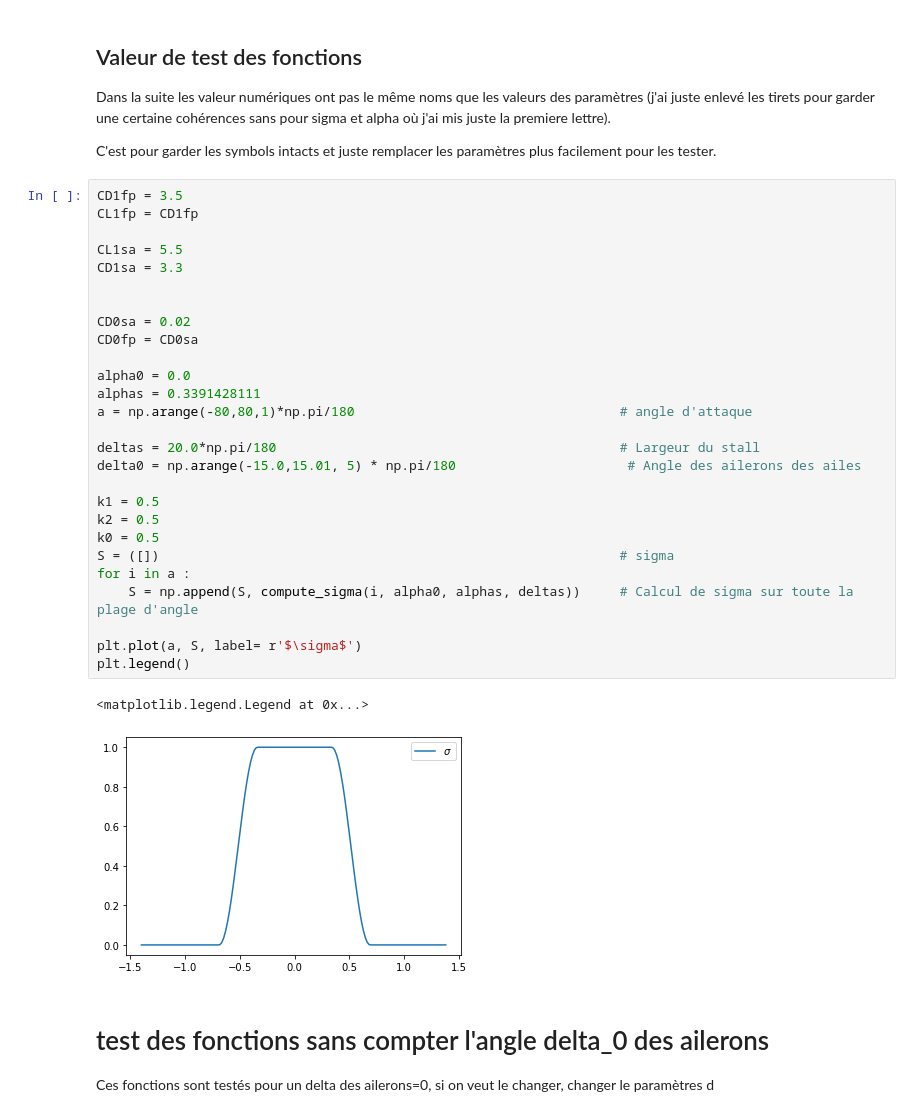
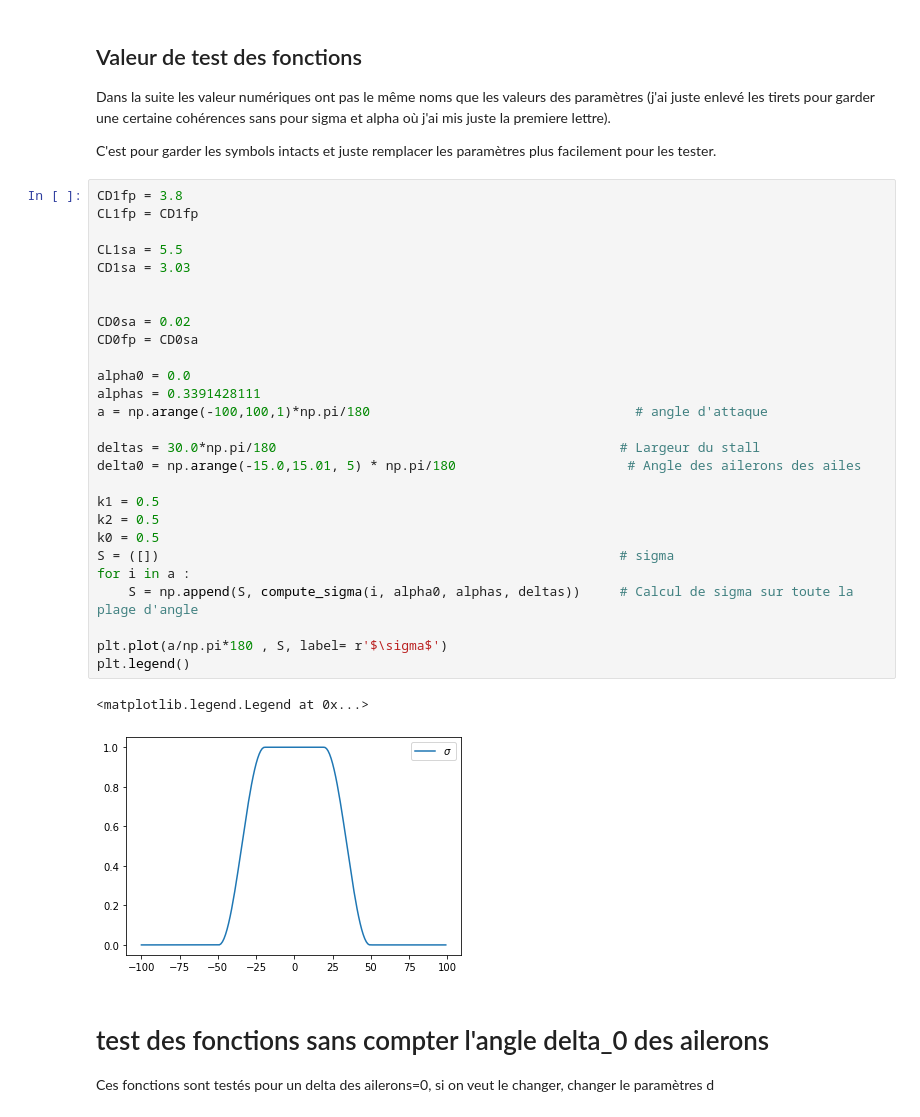
Before and after one commit to altlnt/Avion-Simulation-Identification, a Jupyter notebook: coef_aero.ipynb, the cells around one changed output. Cells and saved outputs as stored; diff of their text form.

```diff
--- a/coef_aero.ipynb
+++ b/coef_aero.ipynb
@@ -88,35 +88,35 @@ $\displaystyle 0.5 C^{fp}_{D,1} \sin{\left(2 \alpha + 2 \alpha_{0} \right)} + k_
 
 C'est pour garder les symbols intacts et juste remplacer les paramètres plus facilement pour les tester.
 # %%
-CD1fp = 3.5
+CD1fp = 3.8
 CL1fp = CD1fp
 
 CL1sa = 5.5
-CD1sa = 3.3
+CD1sa = 3.03
 
 
 CD0sa = 0.02
 CD0fp = CD0sa
 
 alpha0 = 0.0
 alphas = 0.3391428111
-a = np.arange(-80,80,1)*np.pi/180                                  # angle d'attaque
+a = np.arange(-100,100,1)*np.pi/180                                  # angle d'attaque
 
-deltas = 20.0*np.pi/180                                            # Largeur du stall
+deltas = 30.0*np.pi/180                                            # Largeur du stall
 delta0 = np.arange(-15.0,15.01, 5) * np.pi/180                      # Angle des ailerons des ailes
 
 k1 = 0.5
 k2 = 0.5
 k0 = 0.5
 S = ([])                                                           # sigma
 for i in a :
     S = np.append(S, compute_sigma(i, alpha0, alphas, deltas))     # Calcul de sigma sur toute la plage d'angle
 
-plt.plot(a, S, label= r'$\sigma$')
+plt.plot(a/np.pi*180 , S, label= r'$\sigma$')
 plt.legend()
 # %% [output]
 <matplotlib.legend.Legend at 0x...>
-[figure, old version]
+[figure, new version]
 # %% [markdown]
 # test des fonctions sans compter l'angle delta_0 des ailerons
 Ces fonctions sont testés pour un delta des ailerons=0, si on veut le changer, changer le paramètres d
```
Also changed, not shown: parts of 7 cells of this notebook, 1 other file.
